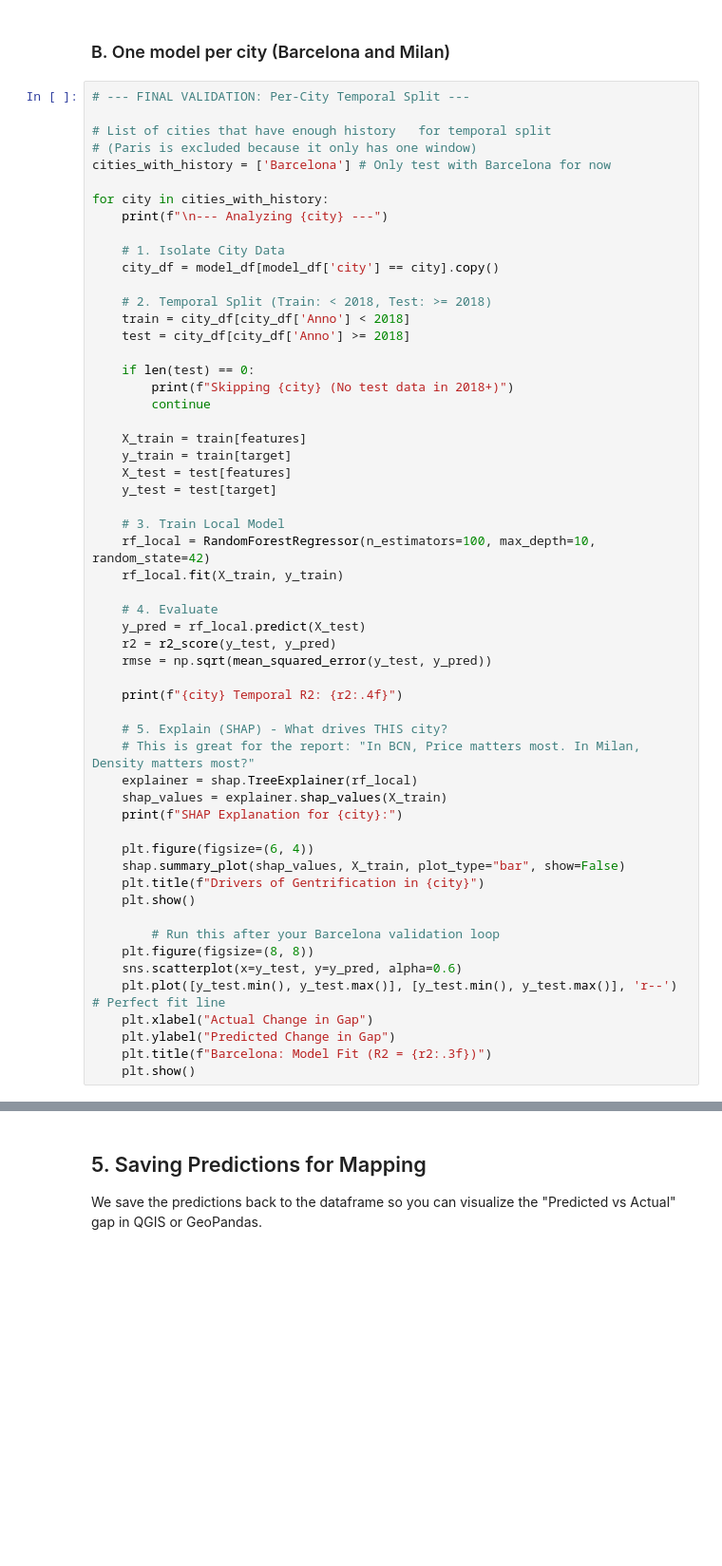
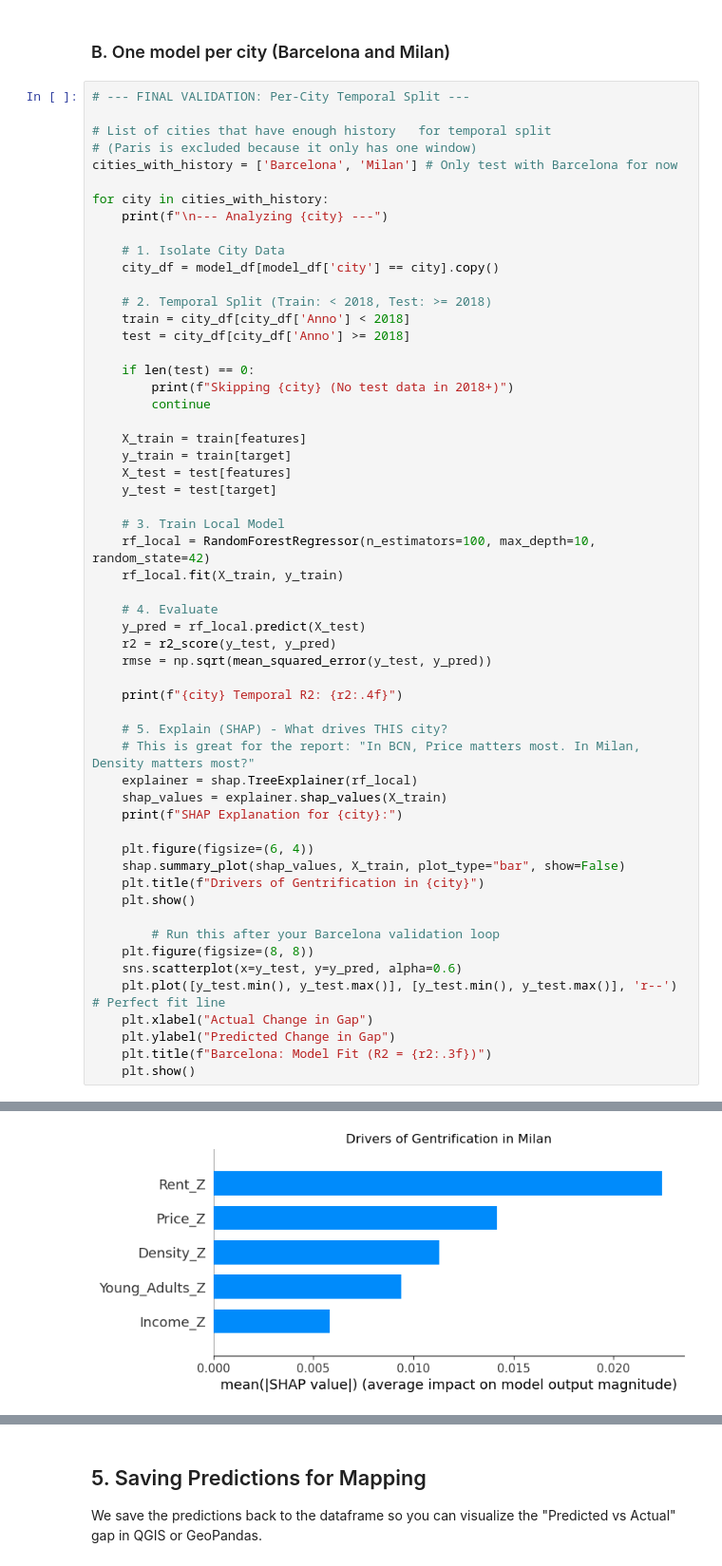
Before and after one commit to Androm3d/DALAS-gentrification-analysis, a Jupyter notebook: notebooks/RFandSHAP.ipynb, the cells around one changed output, grey strips where cells are left out. Shown at 95% size. Cells and saved outputs as stored; diff of their text form; blank space fills up the shorter version.

```diff
--- a/notebooks/RFandSHAP.ipynb
+++ b/notebooks/RFandSHAP.ipynb
@@ -301,7 +384,7 @@ Temporal R2:   0.1179
 
 # List of cities that have enough history   for temporal split
 # (Paris is excluded because it only has one window)
-cities_with_history = ['Barcelona'] # Only test with Barcelona for now
+cities_with_history = ['Barcelona', 'Milan'] # Only test with Barcelona for now
 
 for city in cities_with_history:
     print(f"\n--- Analyzing {city} ---")
@@ -360,0 +447 @@ SHAP Explanation for Barcelona:
+[figure, added]
```
Also changed, not shown: parts of 11 cells of this notebook, 3 other files.
